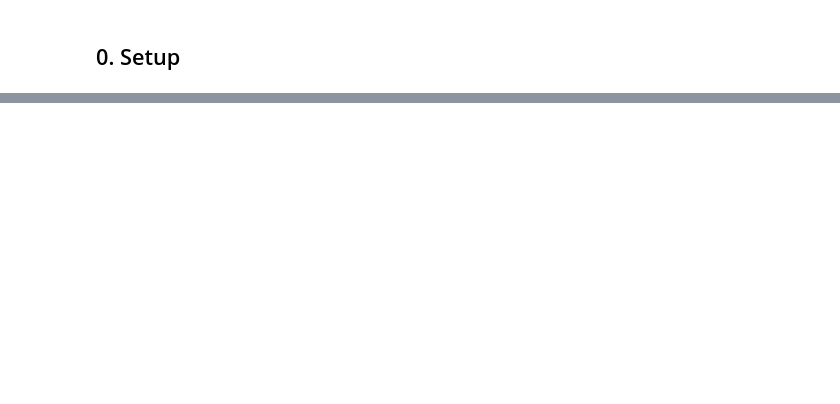
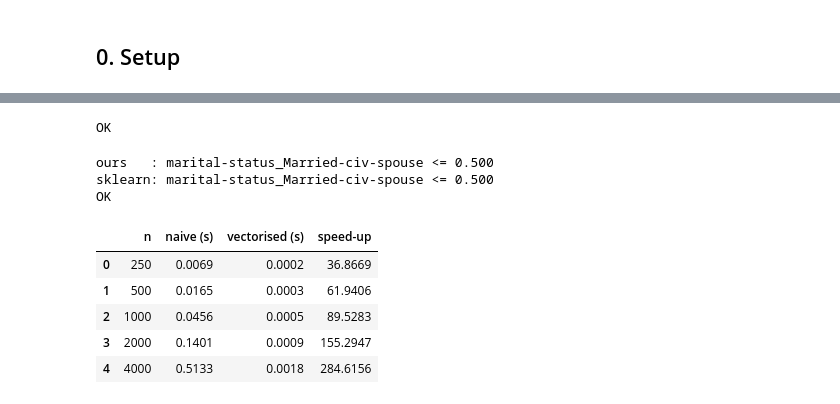
Before and after one commit to Petrel971/ML-Project-Bootcamp, a Jupyter notebook: notebooks/01_cart_from_scratch.ipynb, the cells around one changed output, grey strips where cells are left out. Saved outputs shown, nothing was run; the diff lists cells and outputs as text; code cells hidden in the pictures; blank space fills up the shorter version.

```diff
--- a/notebooks/01_cart_from_scratch.ipynb
+++ b/notebooks/01_cart_from_scratch.ipynb
@@ -122,0 +241,42 @@ min_samples_leaf, pure node, min_impurity_decrease).*
+# %%
+# Checkpoint: naive == vectorised on random data (ties can pick another threshold with the same score)
+rng = np.random.default_rng(SEED)
+for _ in range(50):
+    A = rng.integers(0, 10, size=(120, 4)).astype(float)
+    b = rng.integers(0, 2, size=120)
+    naive, fast = best_split_naive(A, b, 2), best_split(A, b, 2, 2)
+    assert np.isclose(naive[2], fast[2])
+print("OK")
+# %% [output]
+OK
+# %%
+# Checkpoint: same first split as DecisionTreeClassifier(max_depth=1) on Adult
+ours = CARTClassifier(max_depth=1).fit(X_train, y_train)
+ref = DecisionTreeClassifier(max_depth=1, random_state=SEED).fit(X_train, y_train)
+print(f"ours   : {feature_names[ours.root_.feature]} <= {ours.root_.threshold:.3f}")
+print(f"sklearn: {feature_names[ref.tree_.feature[0]]} <= {ref.tree_.threshold[0]:.3f}")
+assert ours.root_.feature == ref.tree_.feature[0]
+assert np.isclose(ours.root_.threshold, ref.tree_.threshold[0])
+print("OK")
+# %% [output]
+ours   : marital-status_Married-civ-spouse <= 0.500
+sklearn: marital-status_Married-civ-spouse <= 0.500
+OK
+# %%
+# Timing: naive vs vectorised. Continuous features (all values distinct) are the worst case of the naive search.
+rows = []
+for n in [250, 500, 1000, 2000, 4000]:
+    A = np.random.default_rng(SEED).normal(size=(n, 5))
+    b = (A[:, 0] + np.random.default_rng(SEED + 1).normal(size=n) > 0).astype(int)
+    t = time.perf_counter(); best_split_naive(A, b); t_naive = time.perf_counter() - t
+    t = time.perf_counter(); best_split(A, b, 2); t_fast = time.perf_counter() - t
+    rows.append({"n": n, "naive (s)": t_naive, "vectorised (s)": t_fast, "speed-up": t_naive / t_fast})
+timing = pd.DataFrame(rows)
+display(timing.round(4))
+# %% [output]
+|  | n | naive (s) | vectorised (s) | speed-up |
+| 0 | 250 | 0.0069 | 0.0002 | 36.8669 |
+| 1 | 500 | 0.0165 | 0.0003 | 61.9406 |
+| 2 | 1000 | 0.0456 | 0.0005 | 89.5283 |
+| 3 | 2000 | 0.1401 | 0.0009 | 155.2947 |
+| 4 | 4000 | 0.5133 | 0.0018 | 284.6156 |
```
Also changed, not shown: parts of 55 cells of this notebook, 12 other files.
